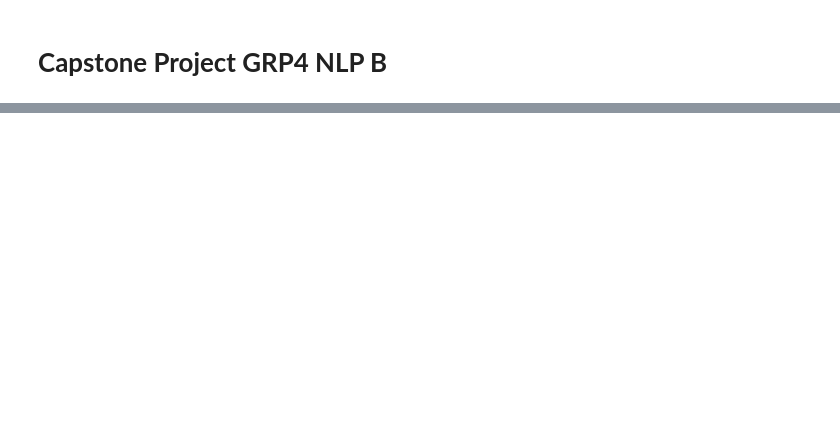
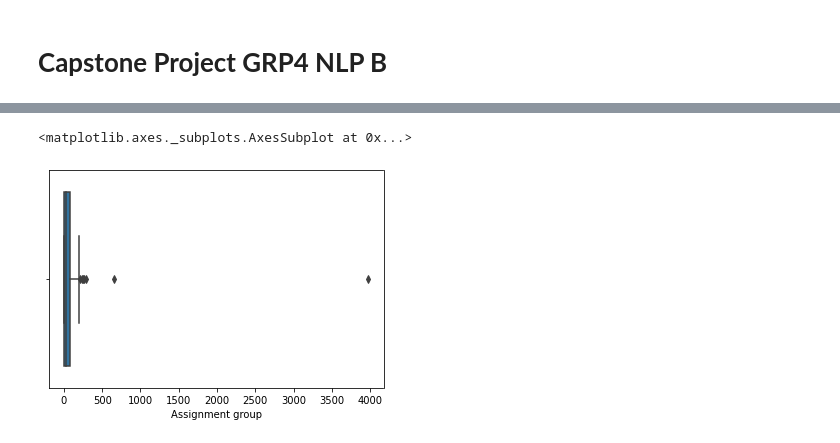
Before and after one commit to ABPande/AIML_CAPSTONE_NLP_B_GRP_4, a Jupyter notebook: Capstone Project.ipynb, the cells around one changed output, grey strips where cells are left out. Saved outputs shown, nothing was run; the diff lists cells and outputs as text; code cells hidden in the pictures; blank space fills up the shorter version.

```diff
--- a/Capstone Project.ipynb
+++ b/Capstone Project.ipynb
@@ -256,0 +104,5 @@ tData_filtered['Assignment group'].value_counts().plot(kind='bar', figsize=(20,1
+# %%
+sns.boxplot(Ticket_df['Assignment group'].value_counts())
+# %% [output]
+<matplotlib.axes._subplots.AxesSubplot at 0x...>
+[figure, added]
```
Also changed, not shown: parts of 94 cells of this notebook.
